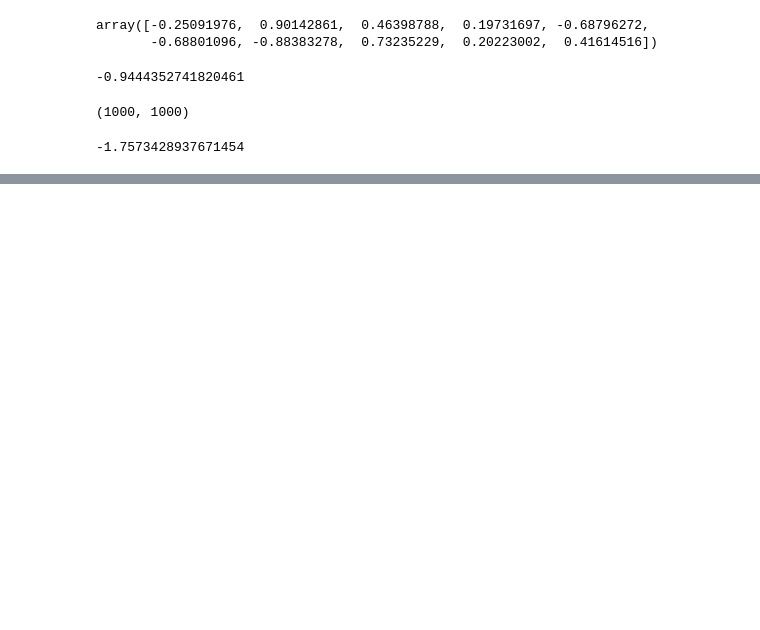
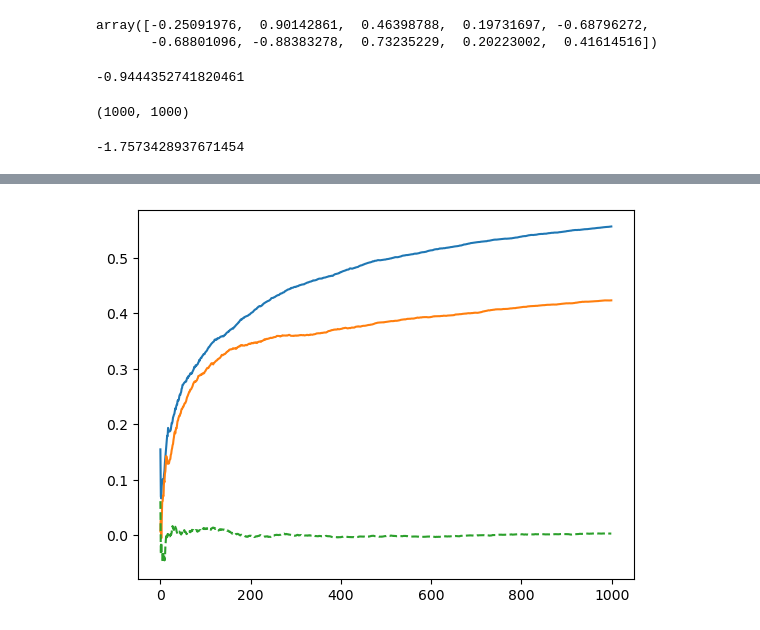
Before and after one commit to ahans30/Multi-Armted-Bandit, a Jupyter notebook: experiment2.ipynb, the cells around one changed output, grey strips where cells are left out. Saved outputs shown, nothing was run; the diff lists cells and outputs as text; code cells hidden in the pictures; blank space fills up the shorter version.

```diff
--- a/experiment2.ipynb
+++ b/experiment2.ipynb
@@ -118,0 +125,8 @@ ValueError: x and y must have same first dimension, but have shapes (10000,) and
+# %%
+#STD = 3, N = 1000
+plt.plot(range(T), e_greedy1)
+plt.plot(range(T), e_greedy2)
+plt.plot(range(T),greedy , '--')
+plt.show()
+# %% [output]
+[figure, added]
```
Also changed, not shown: parts of 9 cells of this notebook, 1 other file.
